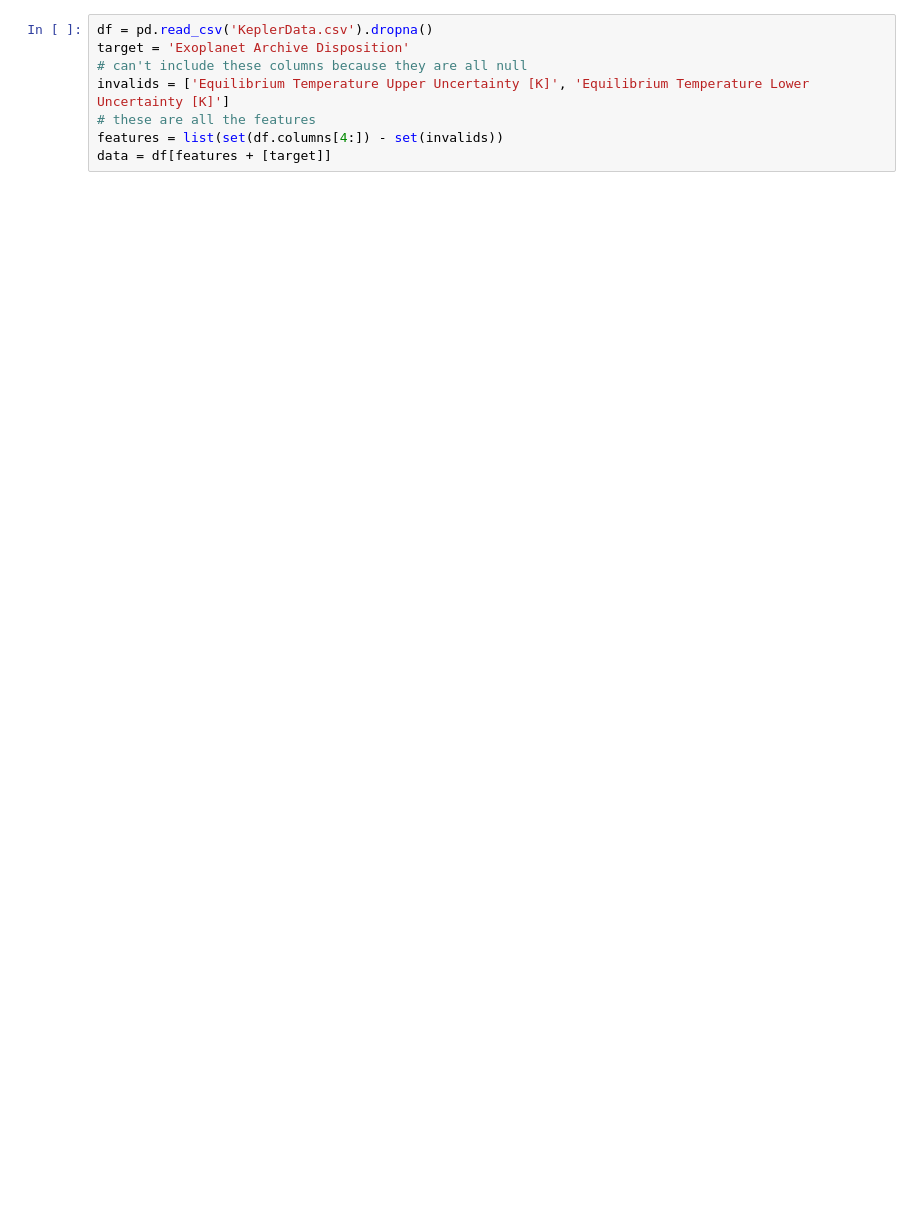
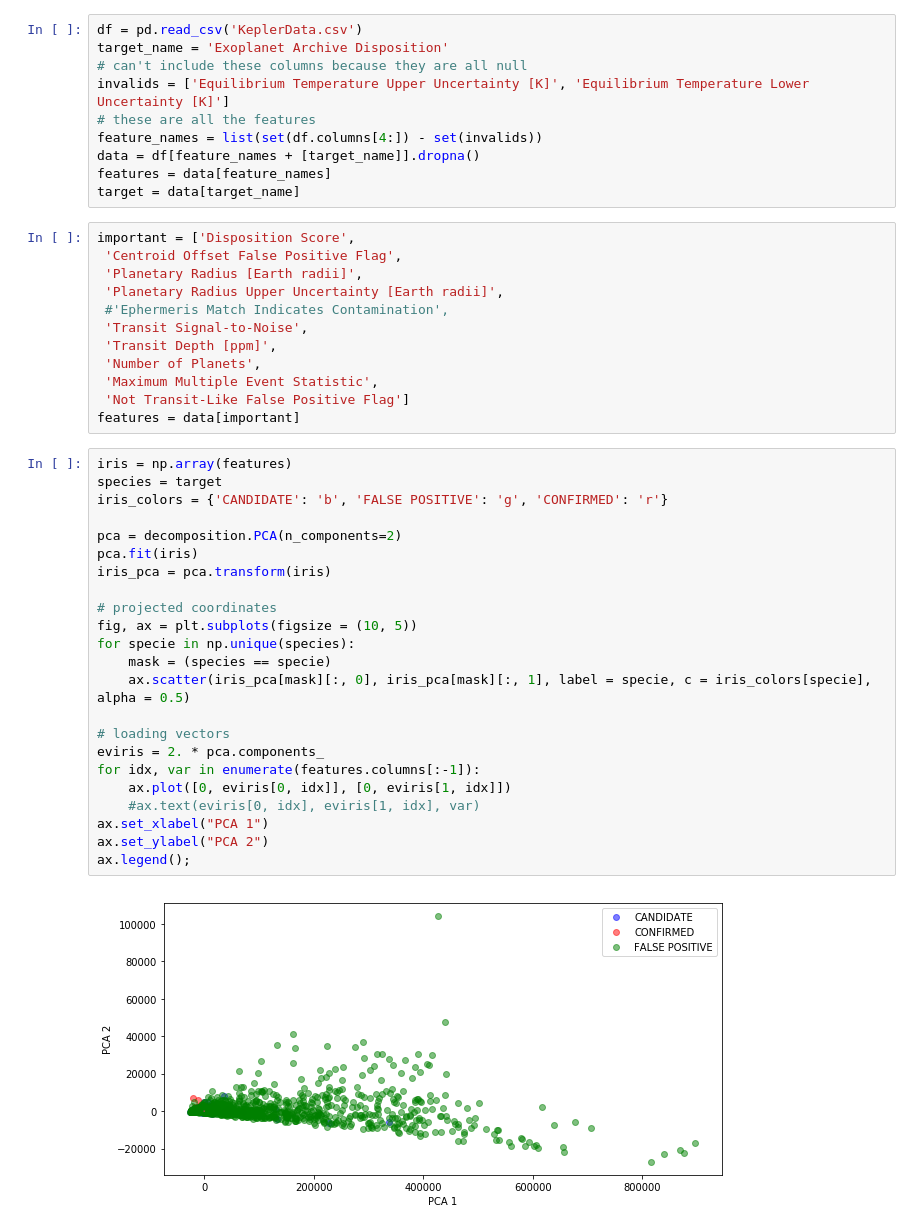
Before and after one commit to josiahcoad/LaSerenaDataScience, a Jupyter notebook: CompareAllML.ipynb, the cells around one changed output. Drawn from its saved outputs; the diff is of its cells as text; blank space fills up the shorter version.

```diff
--- a/CompareAllML.ipynb
+++ b/CompareAllML.ipynb
@@ -18,11 +21,50 @@ from sklearn.discriminant_analysis import QuadraticDiscriminantAnalysis
 # %%
-df = pd.read_csv('KeplerData.csv').dropna()
-target = 'Exoplanet Archive Disposition'
+df = pd.read_csv('KeplerData.csv')
+target_name = 'Exoplanet Archive Disposition'
 # can't include these columns because they are all null
 invalids = ['Equilibrium Temperature Upper Uncertainty [K]', 'Equilibrium Temperature Lower Uncertainty [K]']
 # these are all the features
-features = list(set(df.columns[4:]) - set(invalids))
-data = df[features + [target]]
+feature_names = list(set(df.columns[4:]) - set(invalids))
+data = df[feature_names + [target_name]].dropna()
+features = data[feature_names]
+target = data[target_name]
+# %%
+important = ['Disposition Score',
+ 'Centroid Offset False Positive Flag',
+ 'Planetary Radius [Earth radii]',
+ 'Planetary Radius Upper Uncertainty [Earth radii]',
+ #'Ephermeris Match Indicates Contamination',
+ 'Transit Signal-to-Noise',
+ 'Transit Depth [ppm]',
+ 'Number of Planets',
+ 'Maximum Multiple Event Statistic',
+ 'Not Transit-Like False Positive Flag']
+features = data[important]
+# %%
+iris = np.array(features)
+species = target
+iris_colors = {'CANDIDATE': 'b', 'FALSE POSITIVE': 'g', 'CONFIRMED': 'r'}
+
+pca = decomposition.PCA(n_components=2)
+pca.fit(iris)
+iris_pca = pca.transform(iris)
+
+# projected coordinates
+fig, ax = plt.subplots(figsize = (10, 5))
+for specie in np.unique(species):
+    mask = (species == specie)
+    ax.scatter(iris_pca[mask][:, 0], iris_pca[mask][:, 1], label = specie, c = iris_colors[specie], alpha = 0.5)
+
+# loading vectors
+eviris = 2. * pca.components_
+for idx, var in enumerate(features.columns[:-1]):
+    ax.plot([0, eviris[0, idx]], [0, eviris[1, idx]])
+    #ax.text(eviris[0, idx], eviris[1, idx], var)
+ax.set_xlabel("PCA 1")
+ax.set_ylabel("PCA 2")
+ax.legend();
+# %% [output]
+[figure, added]
 # %%
 # Code source: Gaël Varoquaux
 #              Andreas Müller
```
Also changed, not shown: parts of 4 cells of this notebook, 1 other file.
